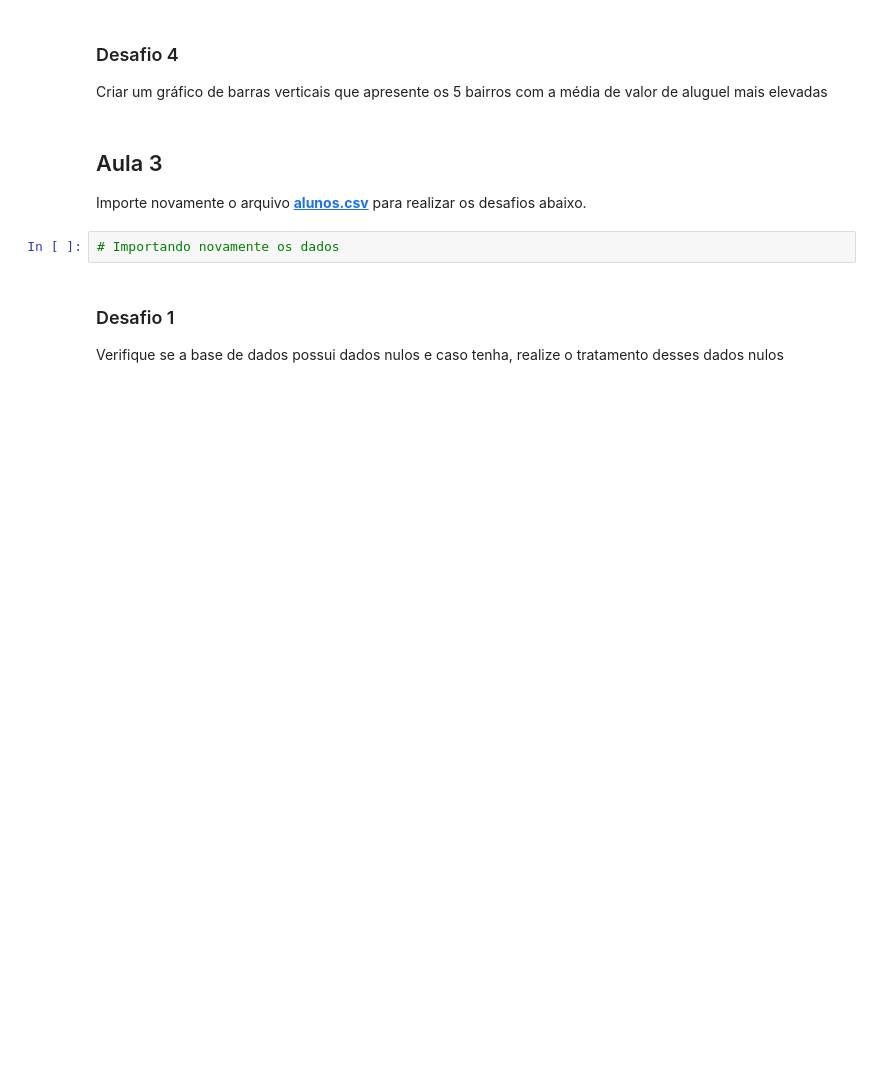
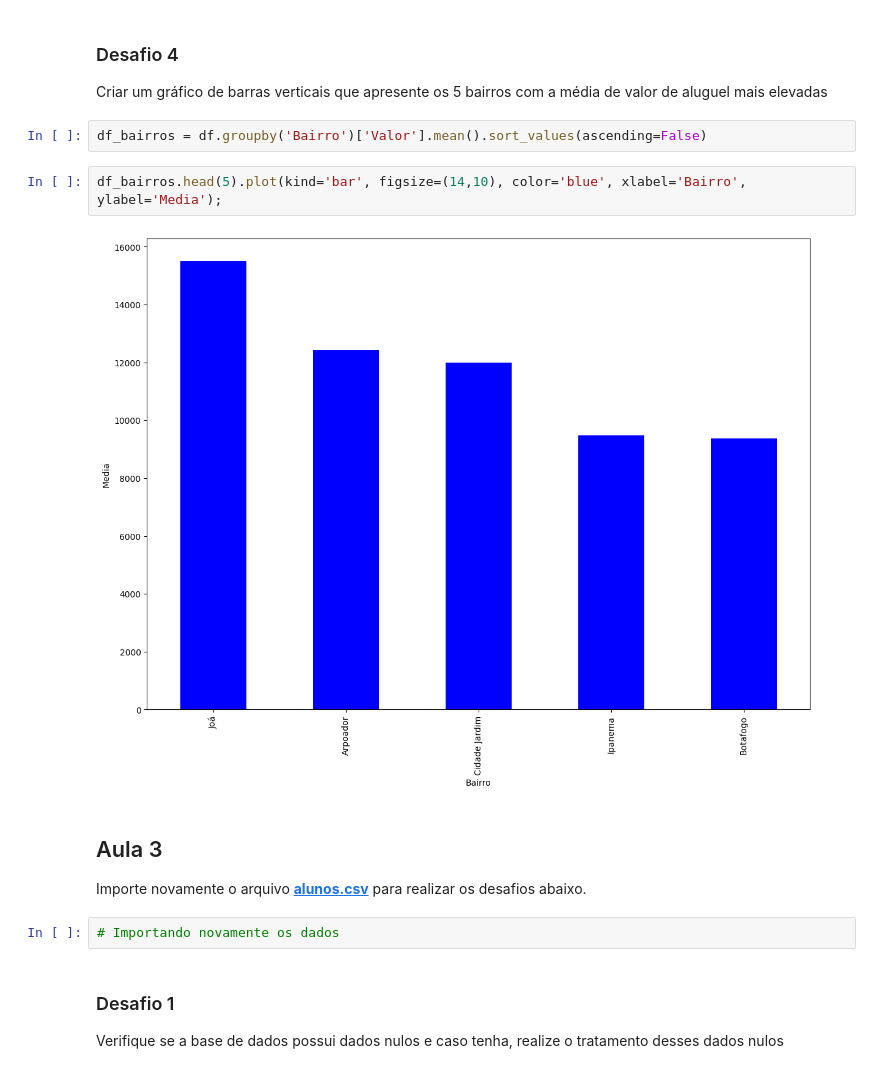
Before and after one commit to Bodegami/formacao-especialista-em-ia, a Jupyter notebook: python-com-pandas/desafios.ipynb, the cells around one changed output. Drawn from its saved outputs; the diff is of its cells as text; blank space fills up the shorter version.

```diff
--- a/python-com-pandas/desafios.ipynb
+++ b/python-com-pandas/desafios.ipynb
@@ -173,6 +203,12 @@ Analisar quais bairros possuem a média de valor de aluguel mais elevadas
 # %% [markdown]
 ### Desafio 4
 Criar um gráfico de barras verticais que apresente os 5 bairros com a média de valor de aluguel mais elevadas
+# %%
+df_bairros = df.groupby('Bairro')['Valor'].mean().sort_values(ascending=False)
+# %%
+df_bairros.head(5).plot(kind='bar', figsize=(14,10), color='blue', xlabel='Bairro', ylabel='Media');
+# %% [output]
+[figure, added]
 # %% [markdown]
 ## Aula 3
 
```
Also changed, not shown: parts of 4 cells of this notebook.
